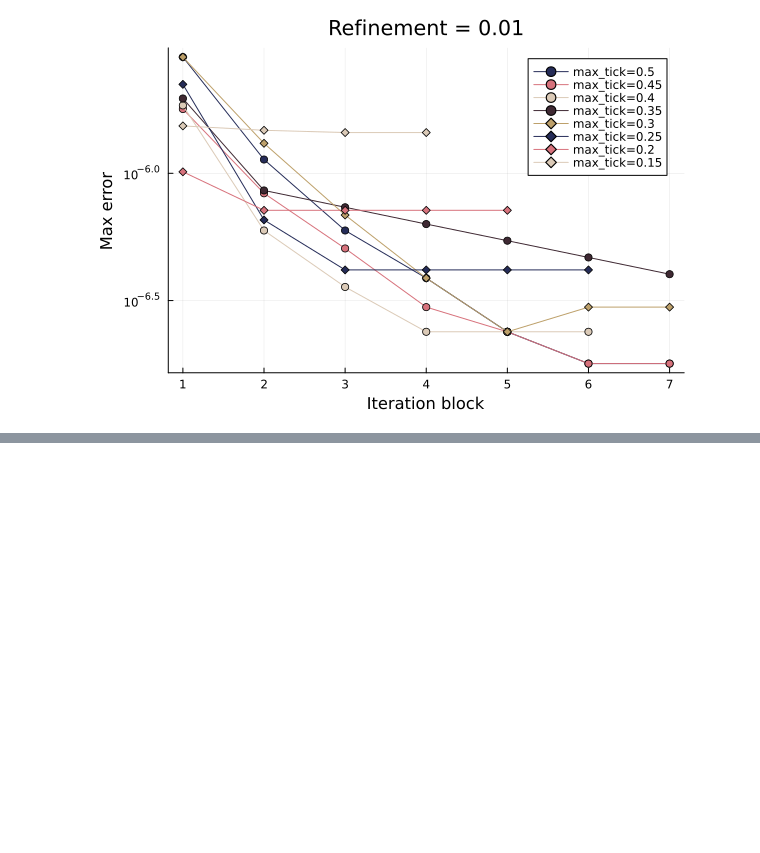
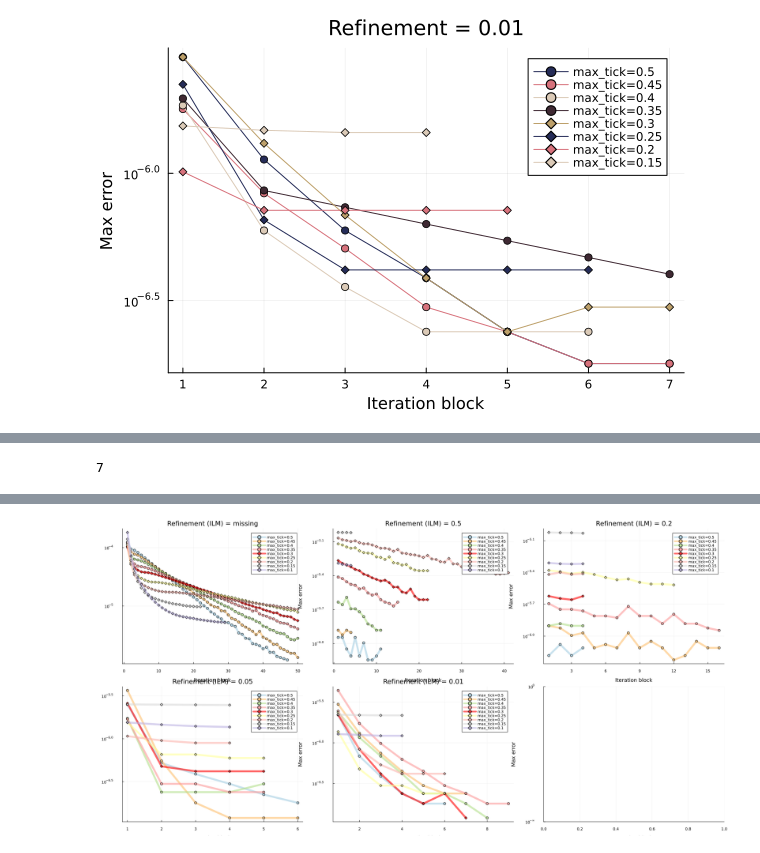
Before and after one commit to RitaF00/SolidStateDetector-NEW, a Jupyter notebook: SSDdev/notebooks/max_tick.ipynb, the cells around one changed output, grey strips where cells are left out. Cells and saved outputs as stored; diff of their text form; code cells hidden in the pictures; blank space fills up the shorter version.

```diff
--- a/SSDdev/notebooks/max_tick.ipynb
+++ b/SSDdev/notebooks/max_tick.ipynb
@@ -230,0 +405,73 @@ end
+# %%
+n_arrays = [n_05ilm, n_045ilm, n_04ilm, n_035ilm, n_03ilm, n_025ilm, n_02ilm, n_015ilm, n_01ilm];
+# %%
+c_arrays = [c_05ilm, c_045ilm, c_04ilm, c_035ilm, c_03ilm, c_025ilm, c_02ilm, c_015ilm, c_01ilm];
+# %%
+n_max_tick
+# %% [output]
+7
+# %%
+using Plots
+
+# Assicurati di avere una palette di colori abbastanza lunga
+colors_palette = [
+    "#A6CEE3",  # azzurro tenue
+    "#FDBF6F",  # arancione chiaro
+    "#B2DF8A",  # verde pastello
+    "#FB9A99",  # rosso chiaro
+    "#CAB2D6",  # viola pastello
+    "#FFFF99",  # giallo chiaro
+    "#FBB4AE",  # rosa chiaro
+    "#D9D9D9",  # grigio chiaro
+    "#BCB3E2",  # lilla chiaro
+    "#80B1D3"   # ciano tenue
+]
+
+
+# Array dei max_tick corrispondenti
+max_ticks = [0.5, 0.45, 0.4, 0.35, 0.3, 0.25, 0.2, 0.15, 0.1]
+
+n_refinements = 5  # numero di refinements
+n_max_tick = length(max_ticks)
+
+# Crea un layout di subplot: 1 riga x 5 colonne
+plt = plot(layout = (2, 3), size=(2000, 1000),
+           xlabel="Iteration block", ylabel="Max error", yscale=:log10)
+
+for r in 1:n_refinements
+    for mt in 1:n_max_tick
+        if r <= length(n_arrays[mt]) && r <= length(c_arrays[mt])
+            x = n_arrays[mt][r]
+            y = c_arrays[mt][r]
+
+            # Trim per lunghezze diverse
+            min_len = min(length(x), length(y))
+            x = x[1:min_len]
+            y = y[1:min_len]
+
+            # Marker e colore
+            marker_style = max_ticks[mt] <= 0.3 ? :diamond : :circle
+            color = max_ticks[mt] == 0.3 ? :red : colors_palette[mt]
+
+            # Aggiungi al subplot r-esimo
+            plot!(plt[r], x, y,
+                  marker=marker_style,
+                  label="max_tick=$(max_ticks[mt])",
+                  color=color,
+                  linewidth=6,    # linea più spessa
+                  alpha=0.6)      # trasparenza della linea)
+        end
+    end
+
+    # Titolo e assi per il subplot
+    plot!(plt[r], title="Refinement (ILM) = $(refinement_limits[r])",
+          xlabel="Iteration block",
+          ylabel="Max error",
+          yscale=:log10,
+          legend=:topright)
+end
+
+# Salva la figura unica
+savefig(plt, "plots/plot_ILM_refinements_combined.png")
+display(plt)
+# %% [output]
@@ -230,0 +496 @@ end
+[figure, added]
```
Also changed, not shown: parts of 6 cells of this notebook, 14 other files.
